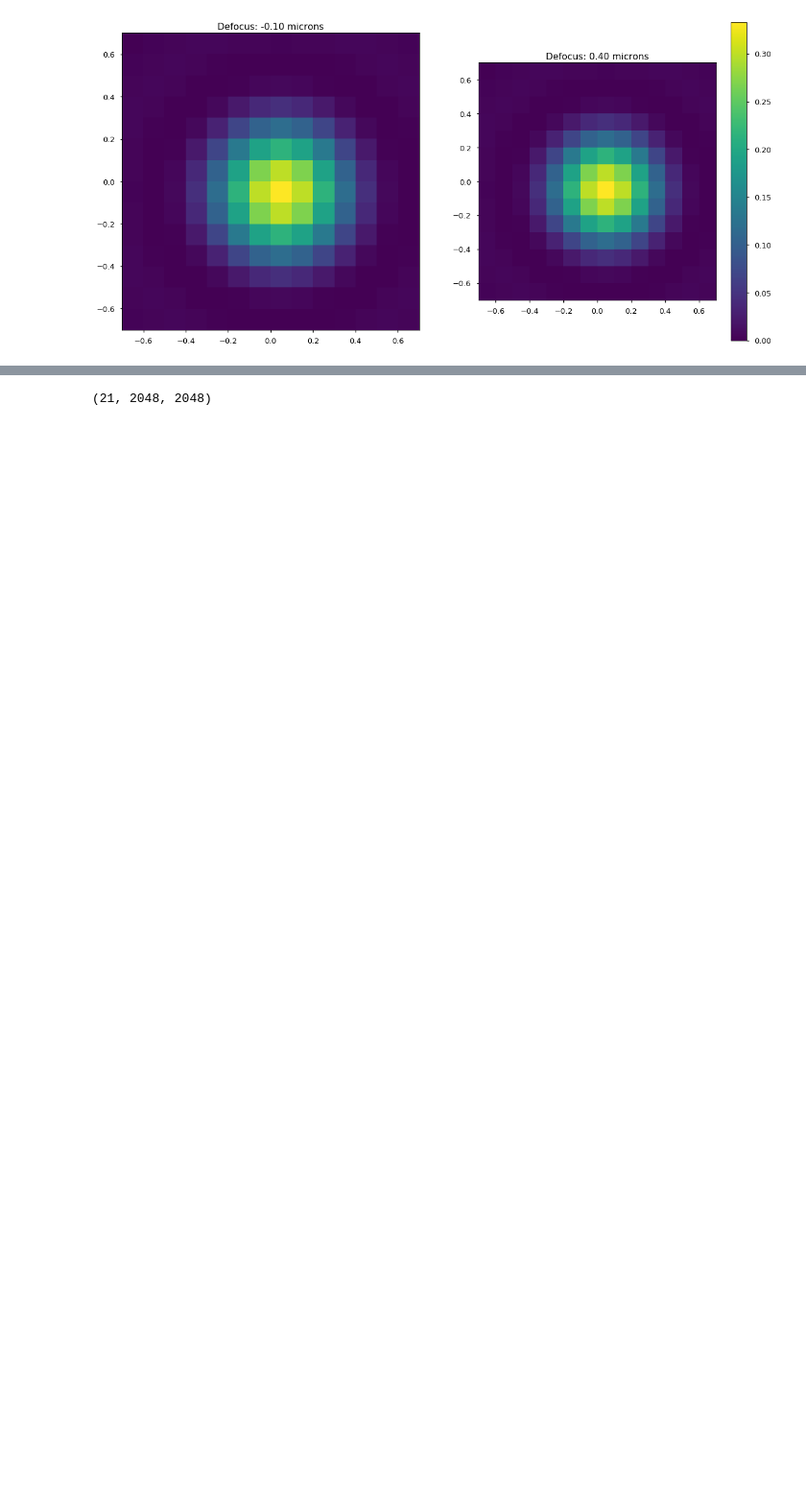
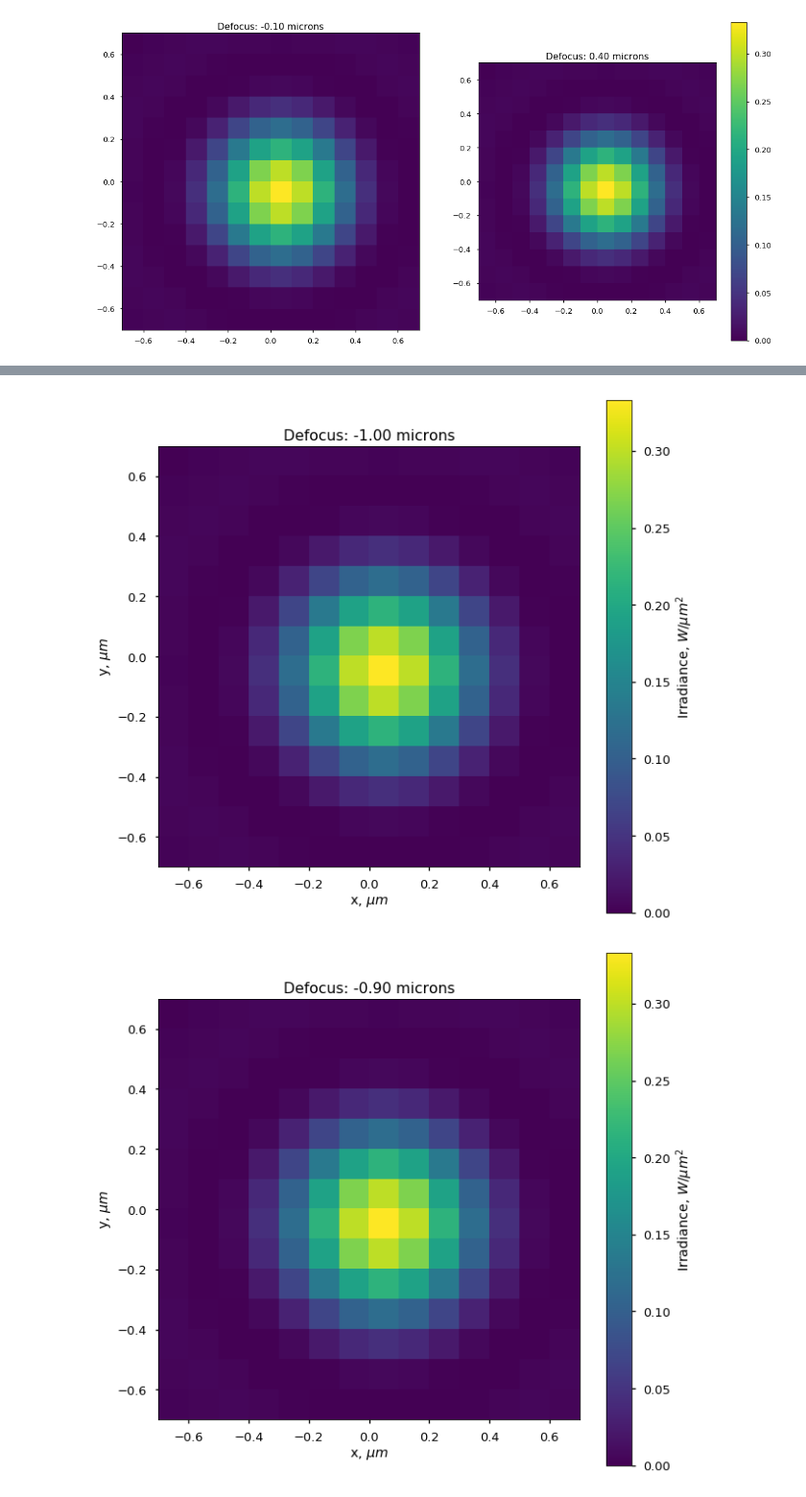
Before and after one commit to TuragaLab/MSRI2018_PupilCodedMicroscope, a Jupyter notebook: pupil_function_tf.ipynb, the cells around one changed output, grey strips where cells are left out. Shown at 96% size. Saved outputs shown, nothing was run; the diff lists cells and outputs as text; code cells hidden in the pictures; blank space fills up the shorter version.

Commit message:
something still wrong with defocus

```diff
--- a/pupil_function_tf.ipynb
+++ b/pupil_function_tf.ipynb
@@ -154,4 +157,4 @@ psf_defocus = fftshift2d(tf.fft2d(ifftshift2d(pupil_function_defocus)))
 # initialize trainable_variables
 sess.run(tf.global_variables_initializer())
 # calculate pupil function and PSF
-pupil_mask_np, psf_np, psf_defocus_np = sess.run([pupil_function, psf, psf_defocus])
+psf_np, psf_defocus_np, pupil_defocus_np = sess.run([psf, psf_defocus, pupil_defocus])
@@ -179,10 +186,10 @@ fig, (ax0, ax1) = plt.subplots(nrows = 1, ncols = 2, figsize=(20,10))
 indx      = [9, 14] # indexes to defocus distances to plot
 
 # Find the maximum in the in-focus image for displaying PSF's on the correct intensity scale
-maxIrradiance = np.max(np.abs(psf_defocus_np[10,:,:])**2/Z0)
+maxIrradiance = np.max(psf_defocus_np/Z0)
 
 ax=ax0
-image = np.abs(psf_defocus_np[indx[0], :, :])**2 / Z0
+image = psf_defocus_np[indx[0], :, :] / Z0
 img = ax.imshow(image, interpolation='nearest', extent = [x[0], x[-1], x[0], x[-1]], vmin =0, vmax = maxIrradiance)
 cb = plt.colorbar(img)
 ax.set_xlim((-lim, lim))
@@ -190,23 +197,15 @@ ax.set_ylim((-lim, lim))
 ax.set_title('Defocus: {0:.2f} microns'.format(defocusDistance[indx[0]]))
 
 ax=ax1
-image = np.abs(psf_defocus_np[indx[1], :, :])**2 / Z0
+image = psf_defocus_np[indx[1], :, :] / Z0
 img = ax.imshow(image, interpolation='nearest', extent = [x[0], x[-1], x[0], x[-1]], vmin =0, vmax = maxIrradiance)
 # cb = plt.colorbar(img)
 ax.set_xlim((-lim, lim))
 ax.set_ylim((-lim, lim))
 ax.set_title('Defocus: {0:.2f} microns'.format(defocusDistance[indx[1]]))
+
 # plt.tight_layout()
-
 plt.show()
-# ax1.imshow(np.abs(psf_defocus_np[indx[1], :, :]), vmin =0, vmax = maxIrradiance, interpolation = 'nearest')
-# ax1.set_xlim((np.floor(imgSize / 2) - zoomWidth / 2, np.floor(imgSize / 2) + zoomWidth / 2))
-# ax1.set_ylim((np.floor(imgSize / 2) - zoomWidth / 2, np.floor(imgSize / 2) + zoomWidth / 2))
-# ax1.set_xlabel('x-position, pixels')
-# ax1.set_ylabel('y-osition, pixels')
-# ax1.set_title('Defocus: {0:.2f} microns'.format(defocusDistance[indx[1]]))
-# plt.tight_layout()
-# plt.show()
 # %% [output]
 [figure]
 # %%
@@ -216,4 +219,20 @@ np.sum(np.sum(np.abs(pupilMask)**2))*df*df
-# %%
-psf_defocus_np.shape
-# %% [output]
-(21, 2048, 2048)
+# %%
+lim=0.7
+
+for k in range(len(defocusDistance)):
+    image = psf_defocus_np[k,:,:] / Z0
+    plt.figure(figsize=(10,10))
+    img = plt.imshow(image, interpolation='nearest', extent = [x[0], x[-1], x[0], x[-1]], vmin = 0, vmax = maxIrradiance)
+    cb = plt.colorbar(img)
+    plt.gca().set_xlim((-lim, lim))
+    plt.gca().set_ylim((-lim, lim))
+    plt.gca().set_title('Defocus: {0:.2f} microns'.format(defocusDistance[k]))
+
+    plt.xlabel('x, $\mu m$')
+    plt.ylabel('y, $\mu m$')
+    cb.set_label('Irradiance, $W / \mu m^2$')
+    plt.grid(False)
+    plt.show()
+# %% [output]
+[figure, added]
+[figure, added]
```
Also changed, not shown: parts of 7 cells of this notebook.
